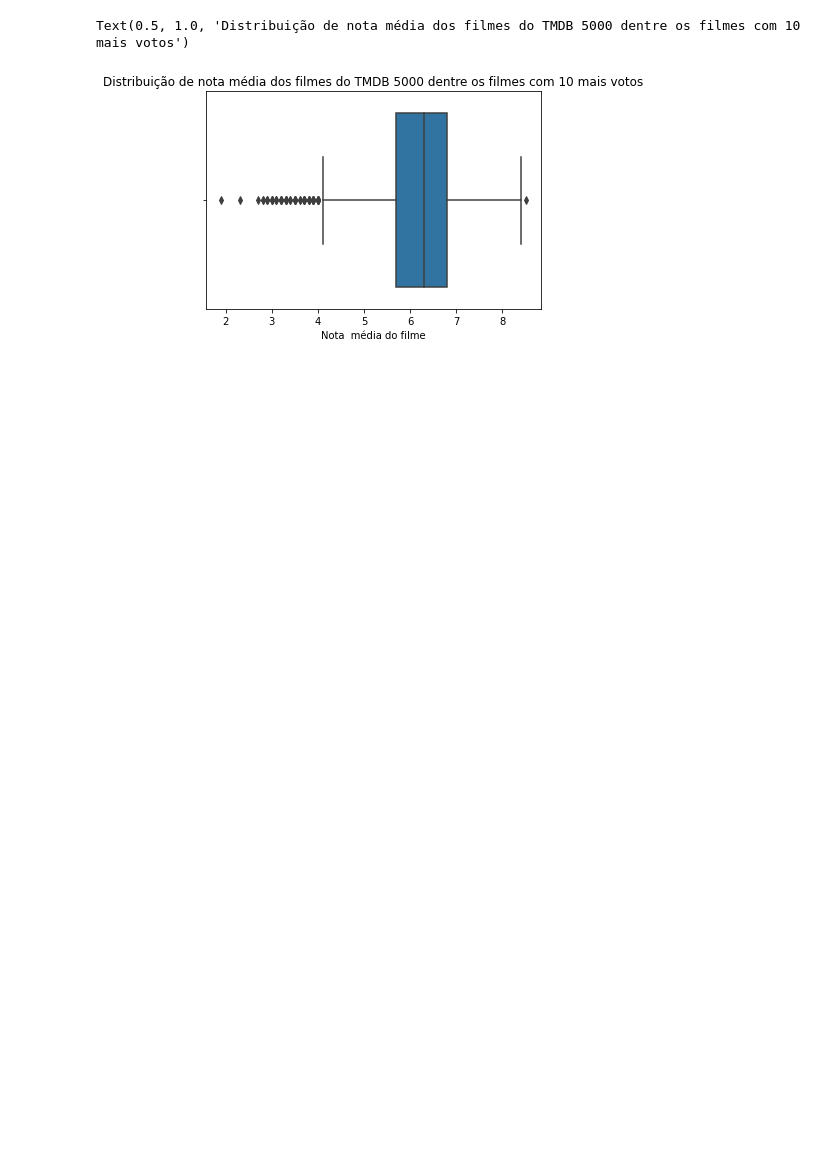
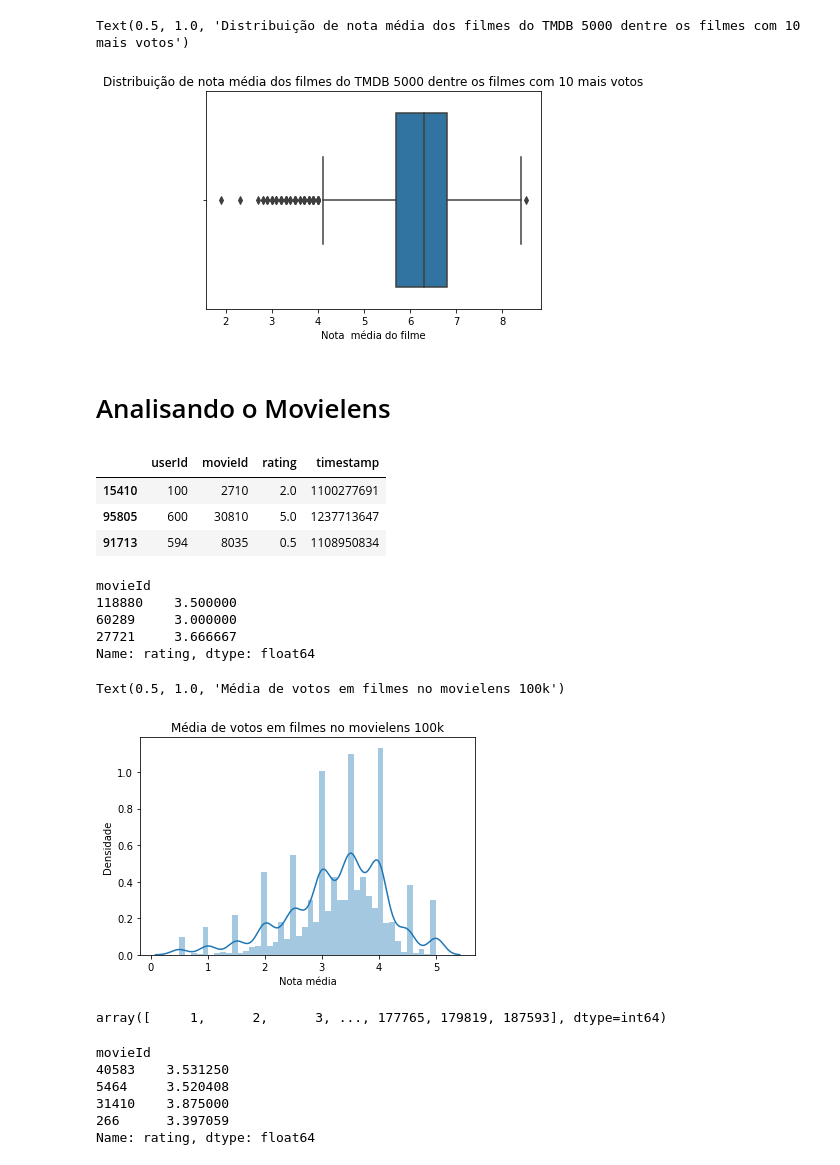
Before and after one commit to rgrAndrade/tmdb, a Jupyter notebook: TMDB - Avaliação de Filmes.ipynb, the cells around one changed output. Drawn from its saved outputs; the diff is of its cells as text; code cells hidden in the pictures; blank space fills up the shorter version.

```diff
--- a/TMDB - Avaliação de Filmes.ipynb
+++ b/TMDB - Avaliação de Filmes.ipynb
@@ -89,3 +91,47 @@ ax.set_title('Distribuição de nota média dos filmes do TMDB 5000 dentre os fi
 # %% [output]
 Text(0.5, 1.0, 'Distribuição de nota média dos filmes do TMDB 5000 dentre os filmes com 10 mais votos')
 [figure]
+# %% [markdown]
+# Analisando o Movielens
+# %%
+import pandas as pd
+import seaborn as sns
+notas = pd.read_csv('data/ratings.csv')
+notas.sample(3)
+# %% [output]
+|  | userId | movieId | rating | timestamp |
+| 15410 | 100 | 2710 | 2.0 | 1100277691 |
+| 95805 | 600 | 30810 | 5.0 | 1237713647 |
+| 91713 | 594 | 8035 | 0.5 | 1108950834 |
+# %%
+nota_media_dos_filmes = notas.groupby('movieId').mean()['rating']
+nota_media_dos_filmes.sample(3)
+# %% [output]
+movieId
+118880    3.500000
+60289     3.000000
+27721     3.666667
+Name: rating, dtype: float64
+# %%
+ax = sns.distplot(nota_media_dos_filmes.values)
+ax.set(xlabel='Nota média', ylabel='Densidade')
+ax.set_title('Média de votos em filmes no movielens 100k')
+# %% [output]
+Text(0.5, 1.0, 'Média de votos em filmes no movielens 100k')
+[figure, added]
+# %%
+quantidade_de_votos_por_filmes = notas.groupby('movieId').count()
+filmes_com_pelo_menos_10_votos = quantidade_de_votos_por_filmes.query('rating >= 10').index
+filmes_com_pelo_menos_10_votos.values
+# %% [output]
+array([     1,      2,      3, ..., 177765, 179819, 187593], dtype=int64)
+# %%
+nota_media_dos_filmes_com_pelo_menos_10_votos = nota_media_dos_filmes.loc[filmes_com_pelo_menos_10_votos]
+nota_media_dos_filmes_com_pelo_menos_10_votos.sample(4)
+# %% [output]
+movieId
+40583    3.531250
+5464     3.520408
+31410    3.875000
+266      3.397059
+Name: rating, dtype: float64
```
Also changed, not shown: parts of 14 cells of this notebook.
